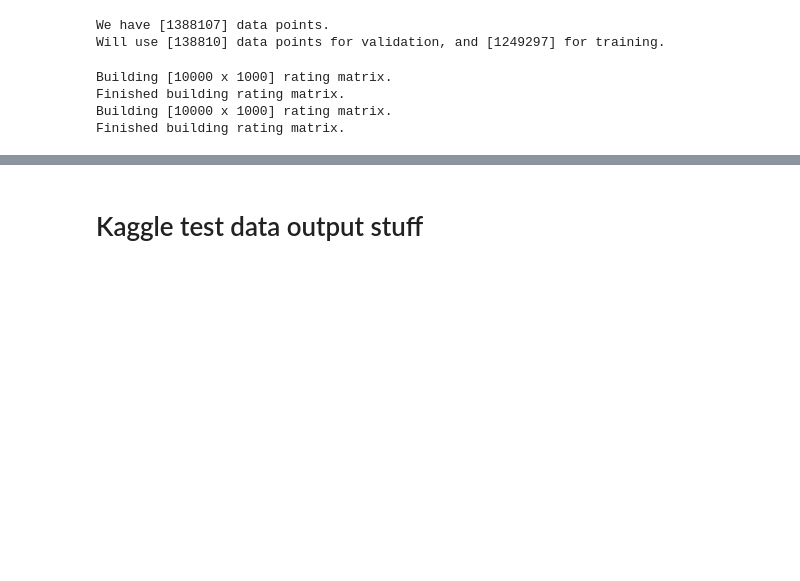
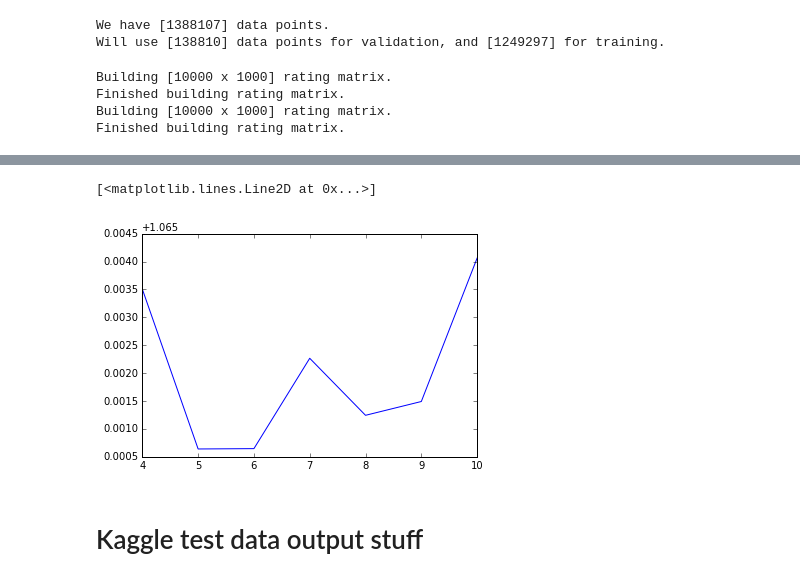
Before and after one commit to AndreiBarsan/cil-exercises, a Jupyter notebook: cil-exercise-03.ipynb, the cells around one changed output, grey strips where cells are left out. Drawn from its saved outputs; the diff is of its cells as text; code cells hidden in the pictures; blank space fills up the shorter version.

```diff
--- a/cil-exercise-03.ipynb
+++ b/cil-exercise-03.ipynb
@@ -471,3 +504,8 @@ for (k, err) in rmses:
+# %%
+plt.plot(ks[3:10], cv_rmses[3:10])
+# %% [output]
+[<matplotlib.lines.Line2D at 0x...>]
+[figure, added]
 # %% [markdown]
 # Kaggle test data output stuff
 # %%
```
Also changed, not shown: parts of 23 cells of this notebook.
